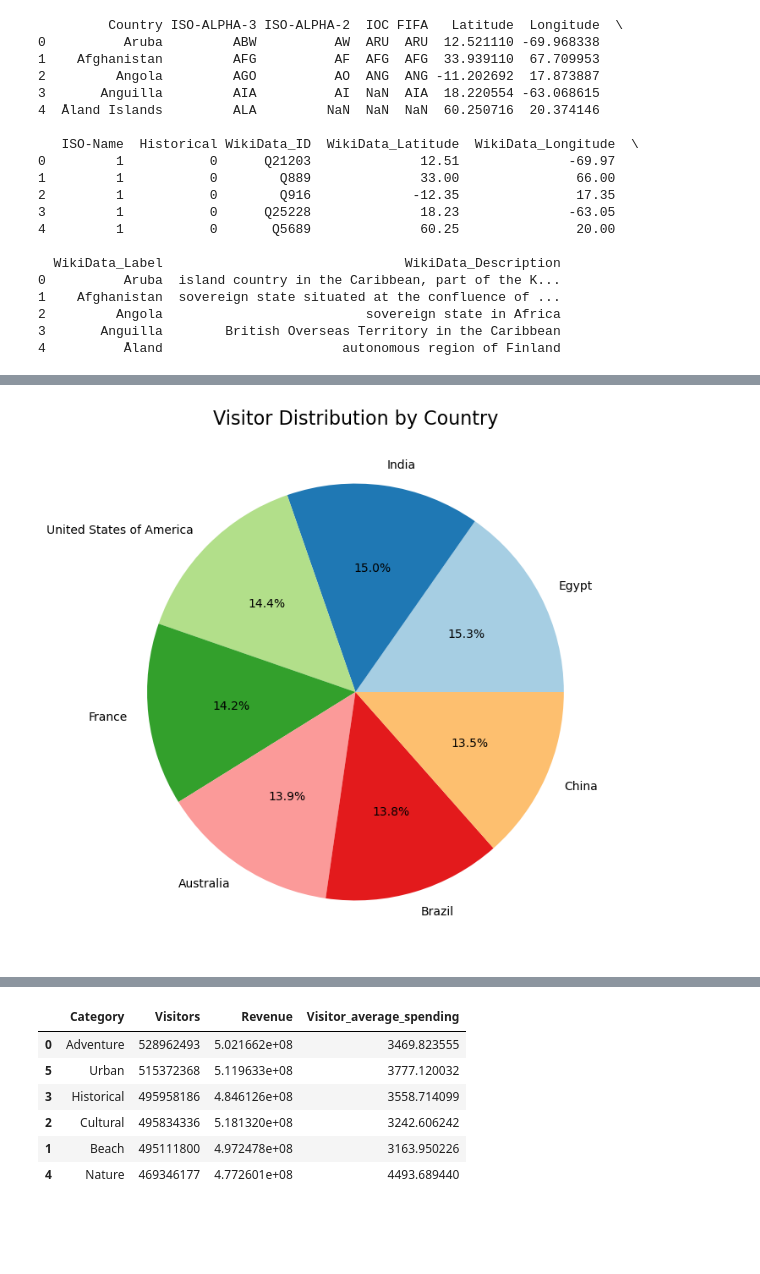
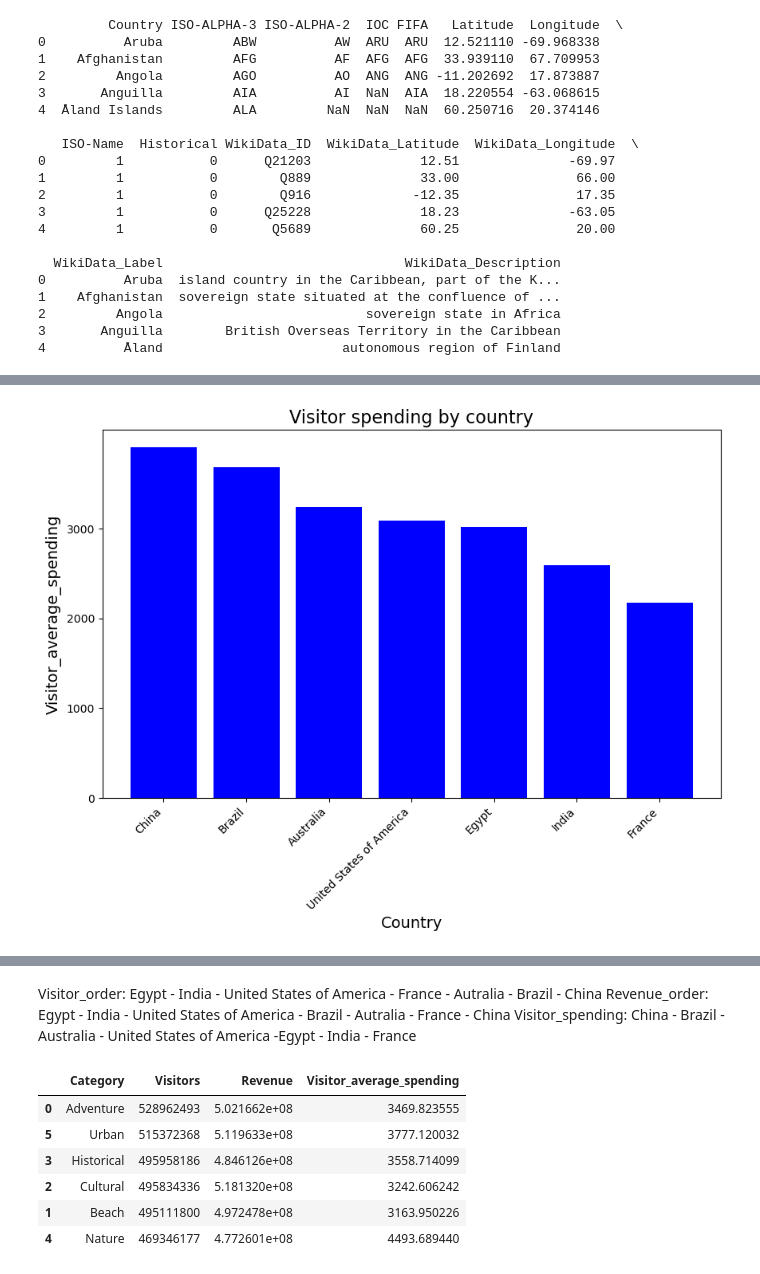
Before and after one commit to Kathyvng/Project1_Group6, a Jupyter notebook: Anh_Analysis/Popular_destinations.ipynb, the cells around one changed output, grey strips where cells are left out. Saved outputs shown, nothing was run; the diff lists cells and outputs as text; code cells hidden in the pictures; blank space fills up the shorter version.

```diff
--- a/Anh_Analysis/Popular_destinations.ipynb
+++ b/Anh_Analysis/Popular_destinations.ipynb
@@ -273,16 +242,20 @@ plt.show()
-# %%
-# Pie chart showing the distribution of visitors by Country
-plt.figure(figsize=(8,8))
-plt.pie(country_visitors_order['Visitors'], labels=country_visitors_order['Country'], autopct='%1.1f%%', colors=plt.cm.Paired.colors)
-
-# Adding title
-plt.title('Visitor Distribution by Country', fontsize=16)
-# Save the figure
-plt.savefig("output_data/Visitors_by_country_pie.png")
-# Display the plot
-plt.show()
-# %% [output]
-[figure, removed]
+# %%
+# Sort the country by revenue
+country_revenue_order = tourism_with_long_lat_selected_columns.sort_values(by="Visitor_average_spending", ascending=False)
+
+# Plot Revenue by Country
+plt.figure(figsize=(10,6))
+country_revenue_plot = plt.bar(country_revenue_order["Country"], country_revenue_order["Visitor_average_spending"], color="blue")
+plt.title(f"Visitor spending by country", fontsize=16)
+plt.xlabel("Country", fontsize=14)
+plt.ylabel("Visitor_average_spending", fontsize=14)
+plt.yticks(np.arange(0, max(country_revenue_order["Visitor_average_spending"]) + 10, 1000))
+plt.xticks(rotation=45, ha='right')
+# Save the figure
+plt.savefig("output_data/Spending_by_country.png")
+plt.show()
+# %% [output]
+[figure, added]
 # %%
 tourism_with_long_lat_selected_columns["Visitors (million)"] = tourism_with_long_lat_selected_columns["Visitors"] / 1000000
 tourism_with_long_lat_selected_columns
@@ -315,6 +288,10 @@ map_plot_country
 # %% [output]
 [interactive output not drawn]
 <Figure size 640x480 with 0 Axes>
+# %% [markdown]
+Visitor_order: Egypt - India - United States of America - France - Autralia - Brazil - China
+Revenue_order: Egypt - India - United States of America - Brazil - Autralia - France - China
+Visitor_spending: China - Brazil - Australia - United States of America -Egypt - India - France
 # %%
 # top destinations by type
 tourism_group_category_df = no_null_tourism_df.groupby("Category")[["Visitors", "Revenue", "Visitor_average_spending"]].sum().reset_index()
```
Also changed, not shown: parts of 30 cells of this notebook, 6 other files.
